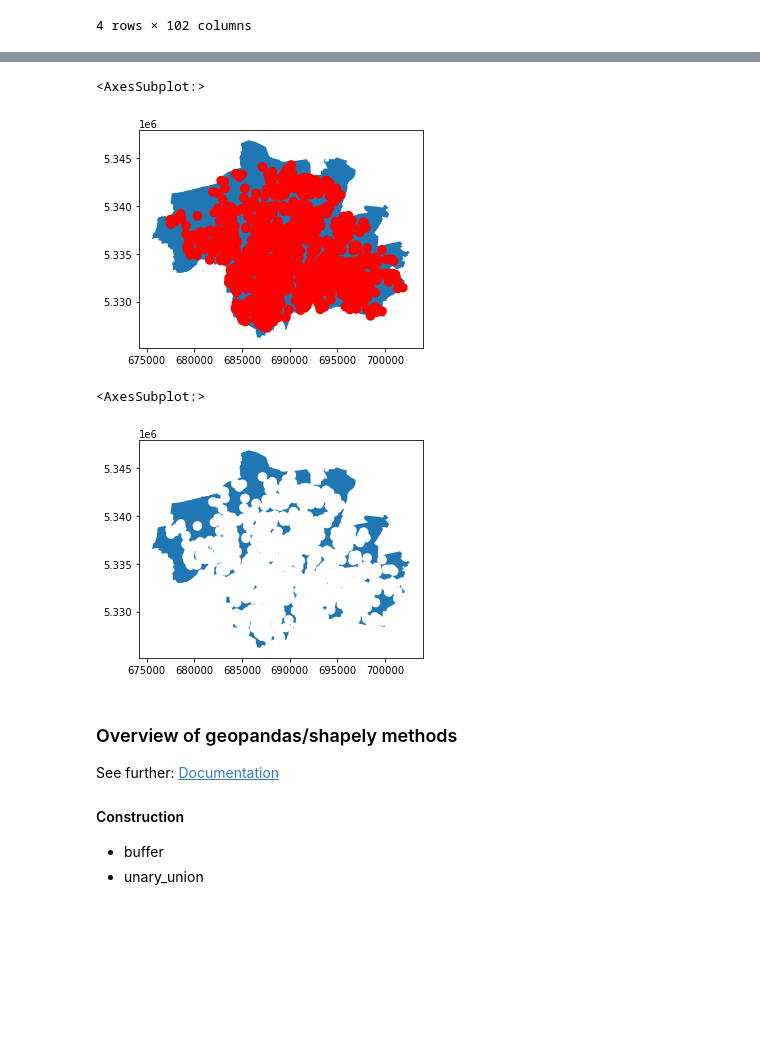
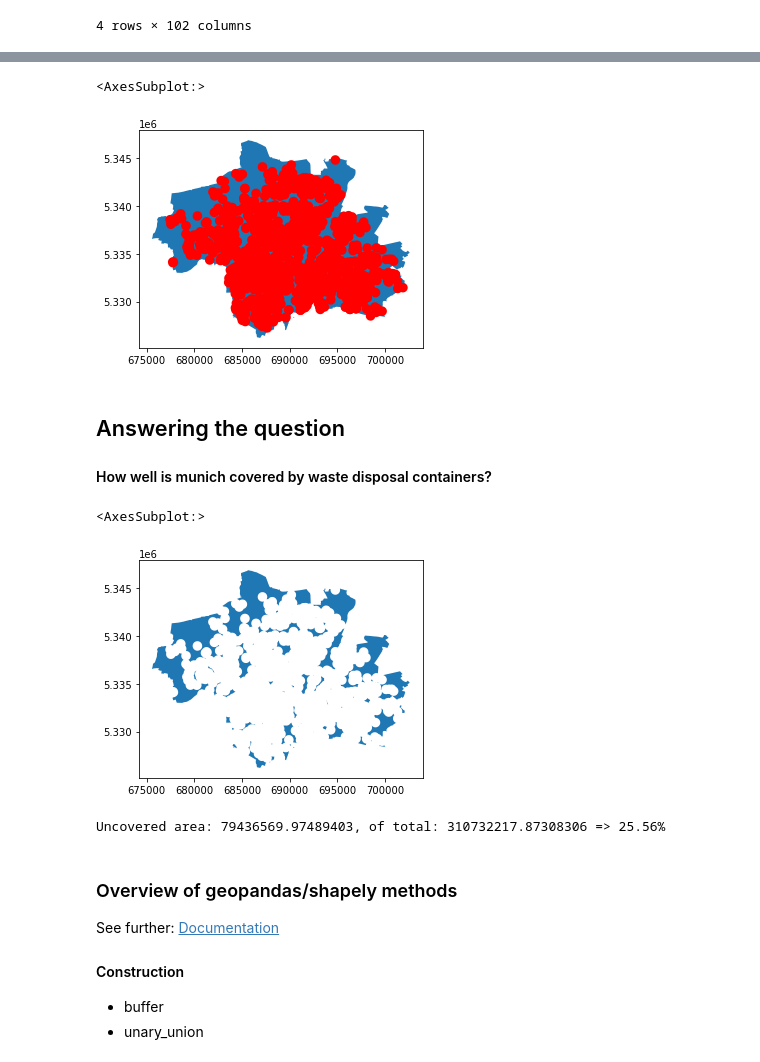
Before and after one commit to libklein/mfms-ss21, a Jupyter notebook: OSMNX/tutorial.ipynb, the cells around one changed output, grey strips where cells are left out. Cells and saved outputs as stored; diff of their text form; code cells hidden in the pictures; blank space fills up the shorter version.

```diff
--- a/OSMNX/tutorial.ipynb
+++ b/OSMNX/tutorial.ipynb
@@ -137,0 +154,4 @@ areas_covered.plot(ax=ax, color='r')
+# %%
+# Containers is in lat/lon! => Project to meters
+containers_meters = osm.project_gdf(containers)
+display(containers_meters.head(4))
@@ -138,19 +165,27 @@ areas_covered.plot(ax=ax, color='r')
 # %%
-# Containers is in lat/lon! => Project to meters
-areas_covered = osm.project_gdf(containers).buffer(500)
+areas_covered = containers_meters.buffer(500)
 munich_meters = osm.project_gdf(munich)
 ax = munich_meters.plot()
 areas_covered.plot(ax=ax, color='r')
 # %% [output]
 <AxesSubplot:>
-[figure, old version]
+[figure, new version]
+# %% [markdown]
+## Answering the question
+
+#### How well is munich covered by waste disposal containers?
 # %%
 # Get uncovered area
-uncovered_area = areas_covered.unary_union
-munich_meters.difference(uncovered_area).plot()
+covered_area = areas_covered.unary_union
+uncovered_area = munich_meters.difference(covered_area)
+uncovered_area.plot()
 # %% [output]
 <AxesSubplot:>
-[figure, old version]
+[figure, new version]
+# %%
+print(f'Uncovered area: {uncovered_area.area[0]}, of total: {munich_meters.area[0]} => {(uncovered_area.area[0] / munich_meters.area[0] * 100):.2f}%')
+# %% [output]
+Uncovered area: 79436569.97489403, of total: 310732217.87308306 => 25.56%
 # %% [markdown]
 ### Overview of geopandas/shapely methods
 See further: [Documentation](https://shapely.readthedocs.io/en/latest/manual.html)
```
Also changed, not shown: parts of 41 cells of this notebook, 1 other file.
